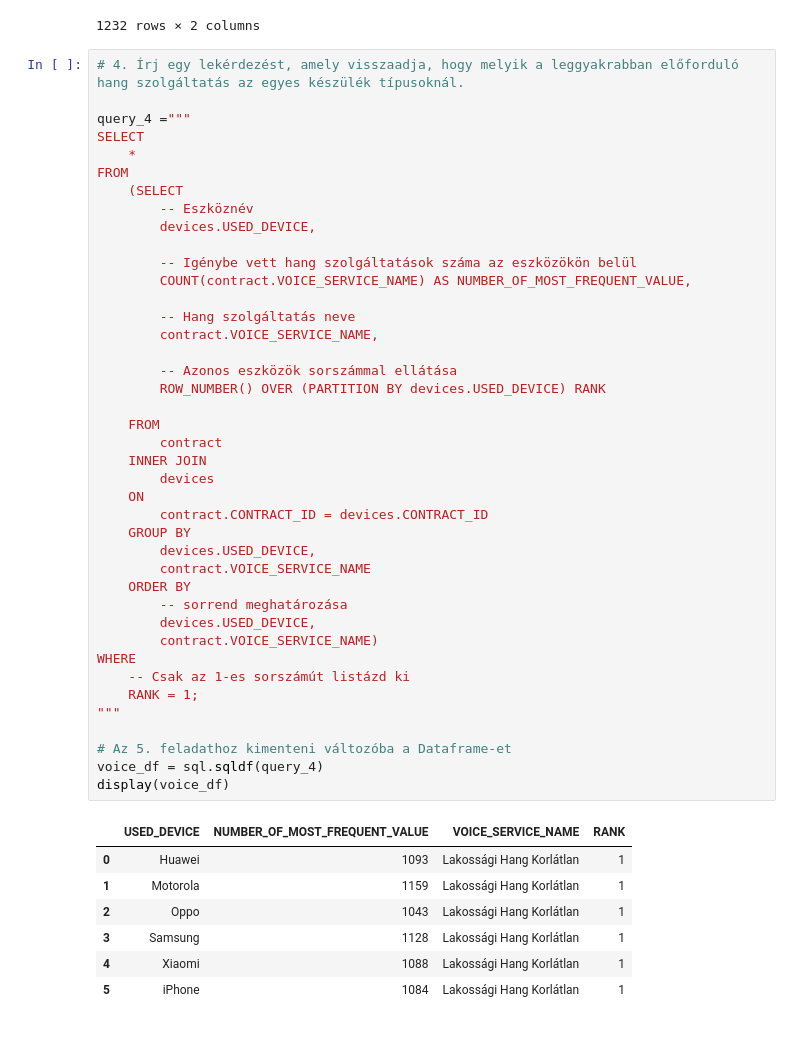
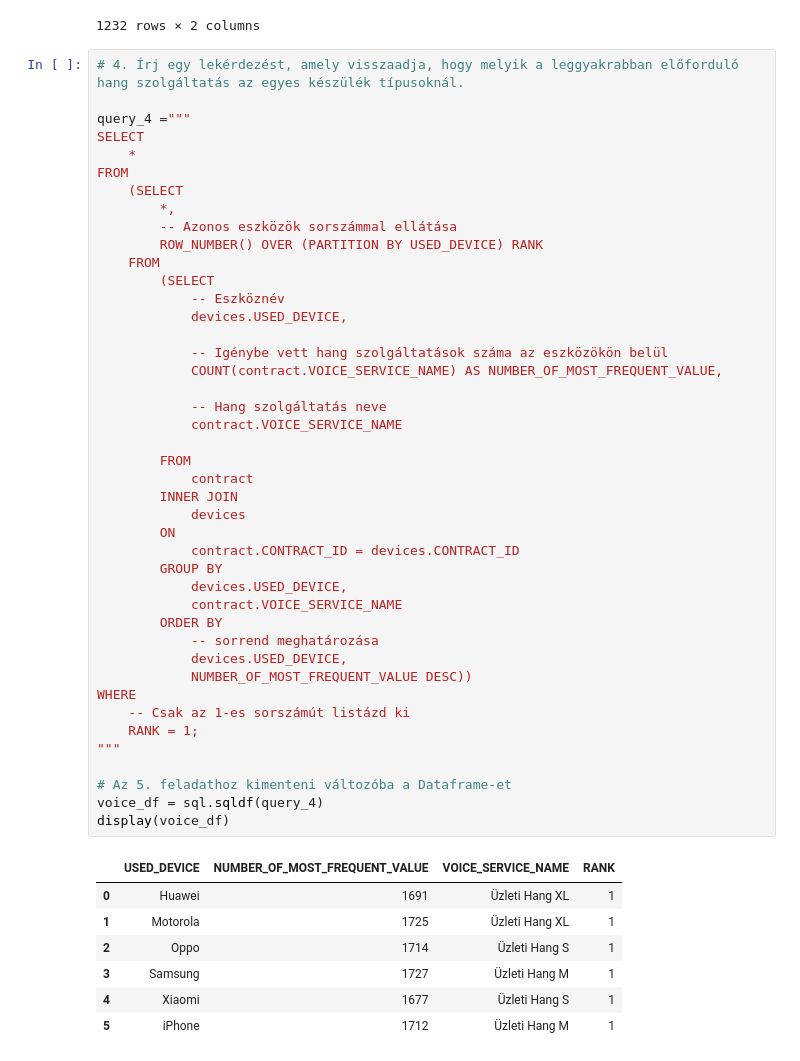
Before and after one commit to bpozsgai9/telekom_data_analyst, a Jupyter notebook: 3. Python és SQL feladat/python_sql_feladatmegoldas.ipynb, the cells around one changed output. Cells and saved outputs as stored; diff of their text form.

```diff
--- a/3. Python és SQL feladat/python_sql_feladatmegoldas.ipynb
+++ b/3. Python és SQL feladat/python_sql_feladatmegoldas.ipynb
@@ -139,52 +129,54 @@ display(sql.sqldf(query_3))
 # %%
 # 4. Írj egy lekérdezést, amely visszaadja, hogy melyik a leggyakrabban előforduló hang szolgáltatás az egyes készülék típusoknál.
 
 query_4 ="""
 SELECT
     *
 FROM
     (SELECT
-        -- Eszköznév
-        devices.USED_DEVICE,
+        *,
+        -- Azonos eszközök sorszámmal ellátása
+        ROW_NUMBER() OVER (PARTITION BY USED_DEVICE) RANK
+    FROM
+        (SELECT
+            -- Eszköznév
+            devices.USED_DEVICE,
 
-        -- Igénybe vett hang szolgáltatások száma az eszközökön belül
-        COUNT(contract.VOICE_SERVICE_NAME) AS NUMBER_OF_MOST_FREQUENT_VALUE,
+            -- Igénybe vett hang szolgáltatások száma az eszközökön belül
+            COUNT(contract.VOICE_SERVICE_NAME) AS NUMBER_OF_MOST_FREQUENT_VALUE,
 
-        -- Hang szolgáltatás neve
-        contract.VOICE_SERVICE_NAME,
+            -- Hang szolgáltatás neve
+            contract.VOICE_SERVICE_NAME
 
-        -- Azonos eszközök sorszámmal ellátása
-        ROW_NUMBER() OVER (PARTITION BY devices.USED_DEVICE) RANK
-
-    FROM
-        contract
-    INNER JOIN
-        devices
-    ON
-        contract.CONTRACT_ID = devices.CONTRACT_ID
-    GROUP BY
-        devices.USED_DEVICE,
-        contract.VOICE_SERVICE_NAME
-    ORDER BY
-        -- sorrend meghatározása
-        devices.USED_DEVICE,
-        contract.VOICE_SERVICE_NAME)
+        FROM
+            contract
+        INNER JOIN
+            devices
+        ON
+            contract.CONTRACT_ID = devices.CONTRACT_ID
+        GROUP BY
+            devices.USED_DEVICE,
+            contract.VOICE_SERVICE_NAME
+        ORDER BY
+            -- sorrend meghatározása
+            devices.USED_DEVICE,
+            NUMBER_OF_MOST_FREQUENT_VALUE DESC))
 WHERE
     -- Csak az 1-es sorszámút listázd ki
     RANK = 1;
 """
 
 # Az 5. feladathoz kimenteni változóba a Dataframe-et
 voice_df = sql.sqldf(query_4)
 display(voice_df)
 # %% [output]
 |  | USED_DEVICE | NUMBER_OF_MOST_FREQUENT_VALUE | VOICE_SERVICE_NAME | RANK |
-| 0 | Huawei | 1093 | Lakossági Hang Korlátlan | 1 |
-| 1 | Motorola | 1159 | Lakossági Hang Korlátlan | 1 |
-| 2 | Oppo | 1043 | Lakossági Hang Korlátlan | 1 |
-| 3 | Samsung | 1128 | Lakossági Hang Korlátlan | 1 |
-| 4 | Xiaomi | 1088 | Lakossági Hang Korlátlan | 1 |
-| 5 | iPhone | 1084 | Lakossági Hang Korlátlan | 1 |
+| 0 | Huawei | 1691 | Üzleti Hang XL | 1 |
+| 1 | Motorola | 1725 | Üzleti Hang XL | 1 |
+| 2 | Oppo | 1714 | Üzleti Hang S | 1 |
+| 3 | Samsung | 1727 | Üzleti Hang M | 1 |
+| 4 | Xiaomi | 1677 | Üzleti Hang S | 1 |
+| 5 | iPhone | 1712 | Üzleti Hang M | 1 |
 # %%
 # 5. A 4. feladatban kapott eredmények alapján készíts egy oszlop diagrammot matplotlib segítségével.
 # Az x tengelyen legyenek a készülék gyártók nevei, az y tengelyen pedig a visszakapott számok.
```
Also changed, not shown: parts of 2 cells of this notebook, 1 other file.
